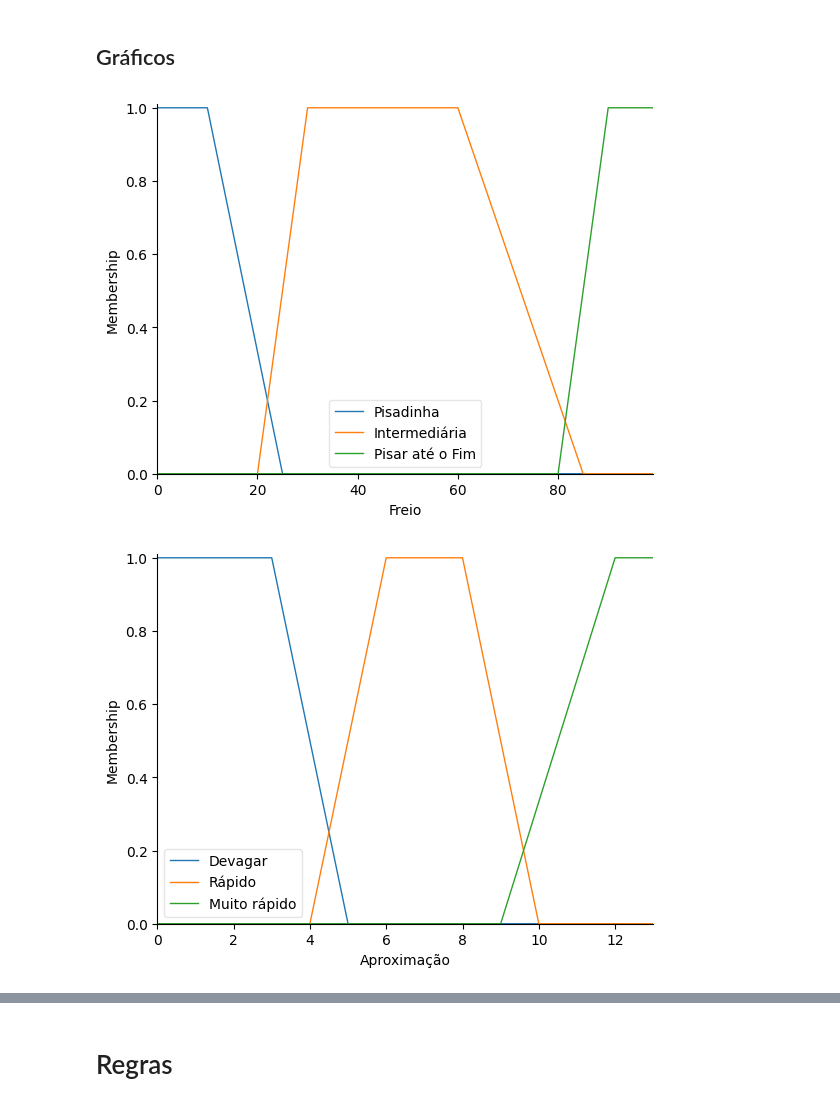
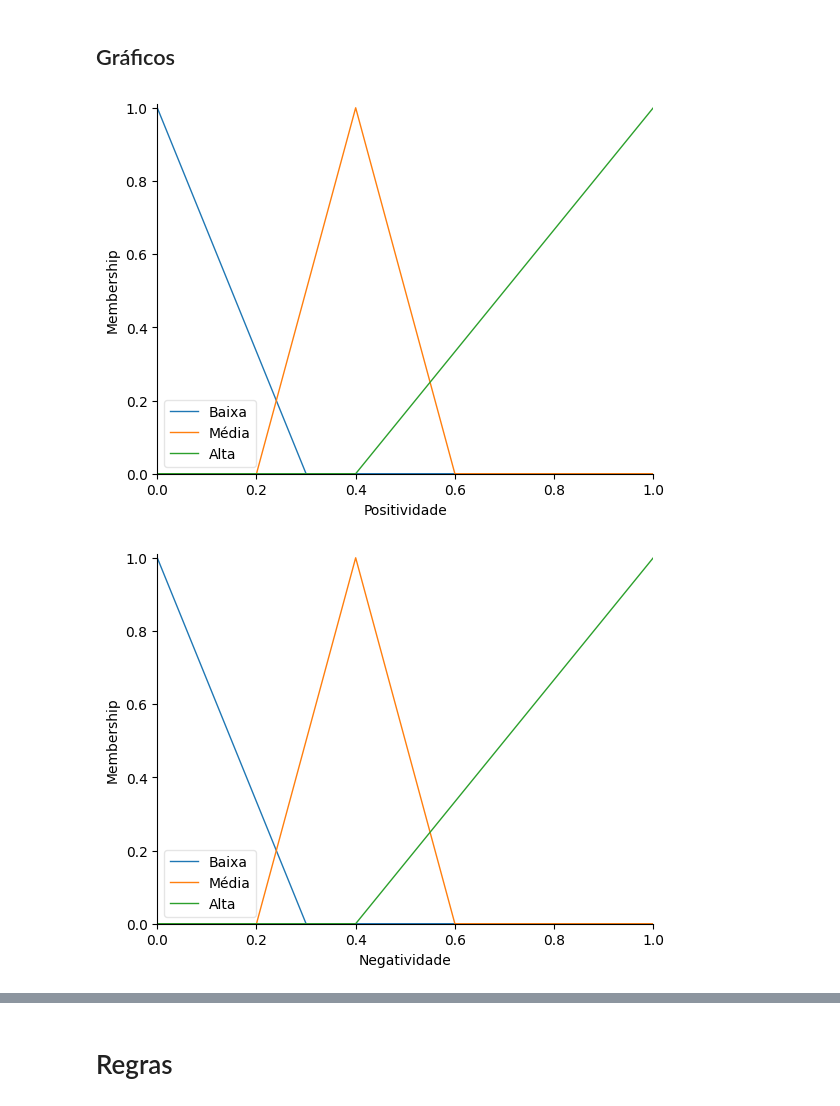
Before and after one commit to BccMaterial/IA-EP3, a Jupyter notebook: main.ipynb, the cells around one changed output, grey strips where cells are left out. Saved outputs shown, nothing was run; the diff lists cells and outputs as text; code cells hidden in the pictures.

```diff
--- a/main.ipynb
+++ b/main.ipynb
@@ -86,11 +71,36 @@ dist['Longe'] = fuzz.trapmf(dist.universe, [10, 50, 60, 60])
+# %%
+import numpy as np
+import skfuzzy as fuzz
+from skfuzzy import control as ctrl
+
+positividade = ctrl.Antecedent(np.arange(0, 1.1, 0.1), 'Positividade')
+negatividade = ctrl.Antecedent(np.arange(0, 1.1, 0.1), 'Negatividade')
+intensidade = ctrl.Antecedent(np.arange(0, 1.1, 0.1), 'Intensidade')
+polaridade = ctrl.Consequent(np.arange(0, 1.1, 0.1), 'Polaridade')
+
+positividade['Baixa'] = fuzz.trimf(positividade.universe, [0, 0, 0.3])
+positividade['Média'] = fuzz.trimf(positividade.universe, [0.2, 0.4, 0.6])
+positividade['Alta'] = fuzz.trimf(positividade.universe, [0.4, 1, 1])
+
+negatividade['Baixa'] = fuzz.trimf(negatividade.universe, [0, 0, 0.3])
+negatividade['Média'] = fuzz.trimf(negatividade.universe, [0.2, 0.4, 0.6])
+negatividade['Alta'] = fuzz.trimf(negatividade.universe, [0.4, 1, 1])
+
+intensidade['Baixa'] = fuzz.trimf(intensidade.universe, [0, 0, 0.3])
+intensidade['Média'] = fuzz.trimf(intensidade.universe, [0.2, 0.4, 0.6])
+intensidade['Alta'] = fuzz.trimf(intensidade.universe, [0.4, 1, 1])
+
+polaridade['Negativa'] = fuzz.trimf(polaridade.universe, [0, 0, 0.3])
+polaridade['Neutra'] = fuzz.trimf(polaridade.universe, [0.2, 0.4, 0.6])
+polaridade['Positiva'] = fuzz.trimf(polaridade.universe, [0.4, 1, 1])
 # %% [markdown]
 ## Gráficos
 # %%
-freio.view()
+positividade.view()
 # %% [output]
-[figure, old version]
+[figure, new version]
 # %%
-aprox.view()
+negatividade.view()
 # %% [output]
-[figure, old version]
+[figure, new version]
 # %%
```
Also changed, not shown: parts of 10 cells of this notebook, 1 other file.
